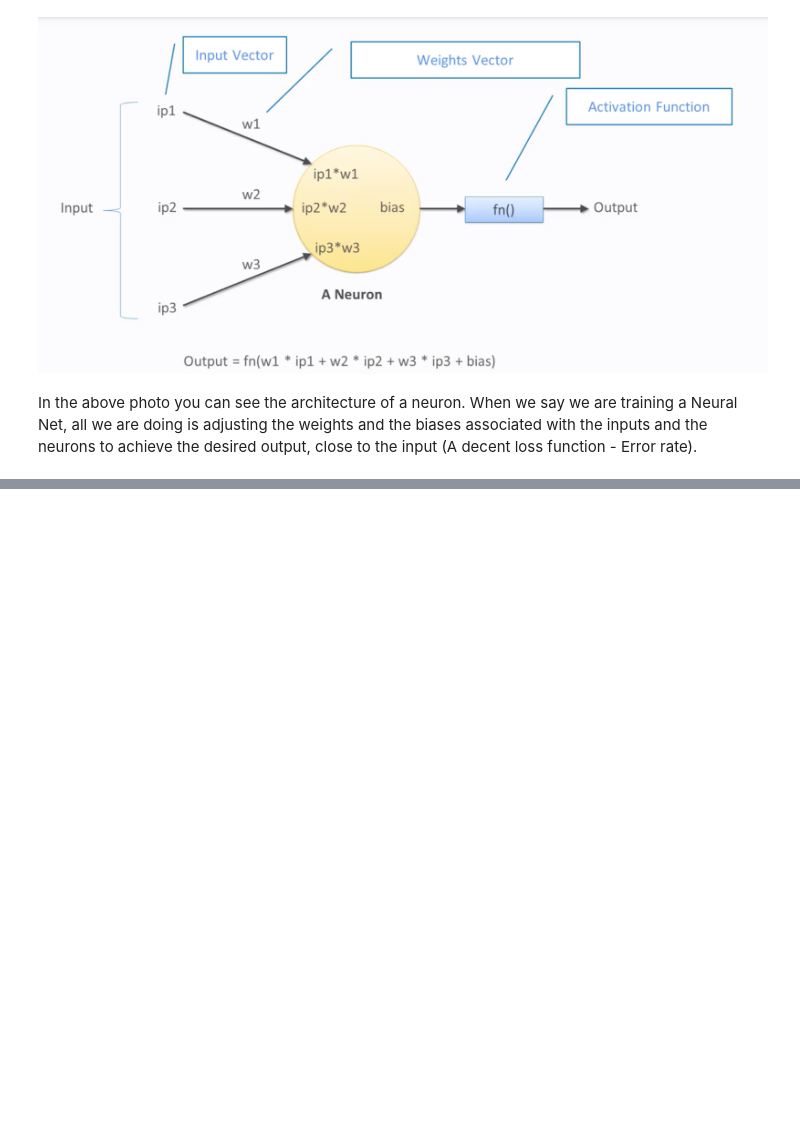
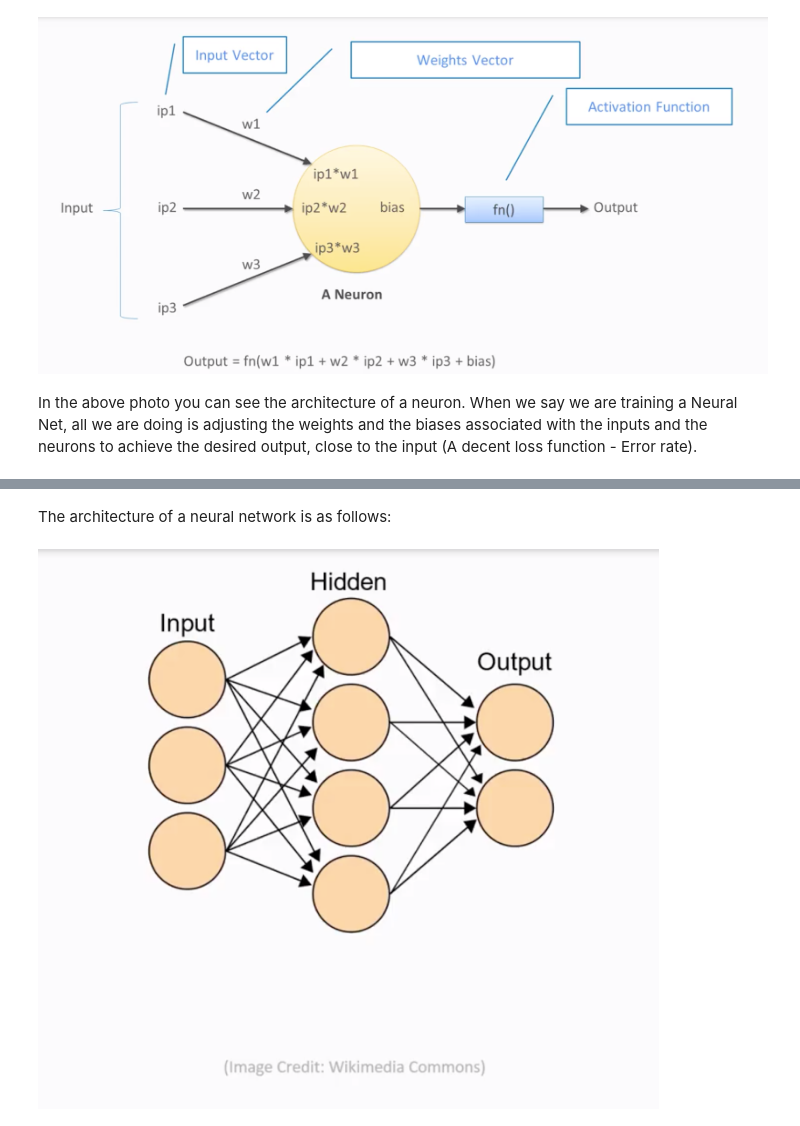
Before and after one commit to saman-rahbar/deep_learning_with_pytorch, a Jupyter notebook: Training a Neural Net.ipynb, the cells around one changed output, grey strips where cells are left out. Saved outputs shown, nothing was run; the diff lists cells and outputs as text; code cells hidden in the pictures; blank space fills up the shorter version.

```diff
--- a/Training a Neural Net.ipynb
+++ b/Training a Neural Net.ipynb
@@ -26,0 +35,6 @@ In the above photo you can see the architecture of a neuron. When we say we are
+# %% [markdown]
+The architecture of a neural network is as follows:
+# %%
+Image("ANNs_2.png")
+# %% [output]
+[figure, added]
```
Also changed, not shown: parts of 5 cells of this notebook, 3 other files.
